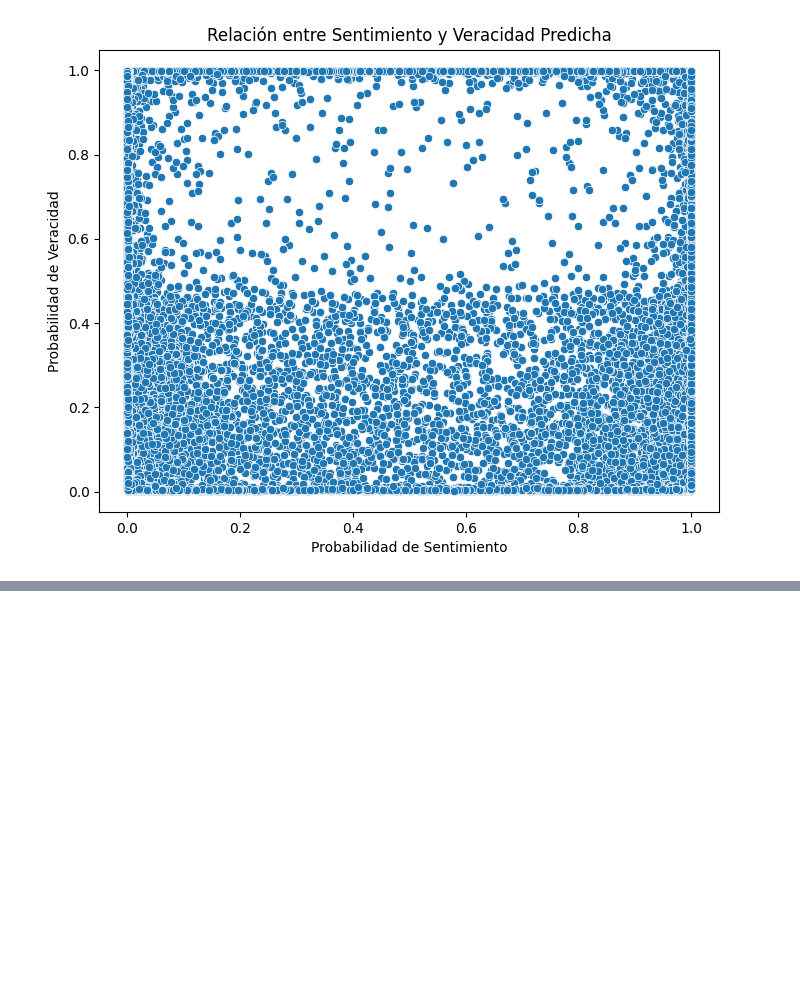
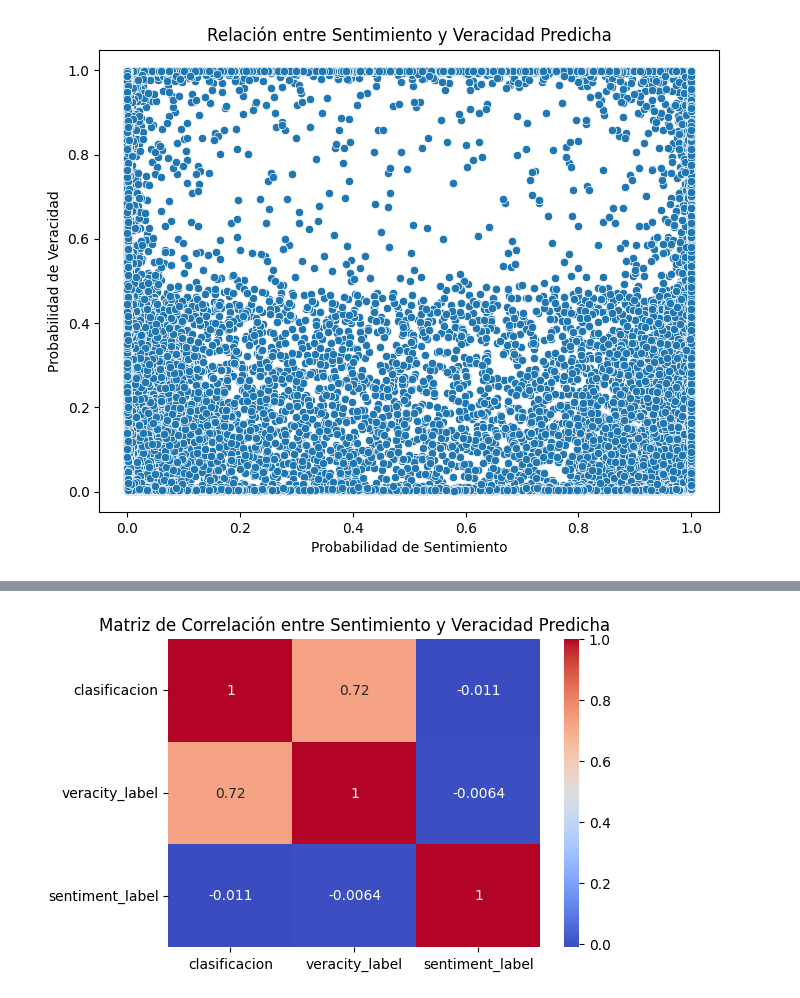
Before and after one commit to Verificado-Profesional/model-evaluation, a Jupyter notebook: relation_analysis.ipynb, the cells around one changed output, grey strips where cells are left out. Saved outputs shown, nothing was run; the diff lists cells and outputs as text; code cells hidden in the pictures; blank space fills up the shorter version.

```diff
--- a/relation_analysis.ipynb
+++ b/relation_analysis.ipynb
@@ -278,2 +287,10 @@ plt.show()
+# %%
+correlation_matrix = df[['clasificacion', 'veracity_label','sentiment_label']].corr()
+plt.figure(figsize=(6, 4))
+sns.heatmap(correlation_matrix, annot=True, cmap='coolwarm')
+plt.title('Matriz de Correlación entre Sentimiento y Veracidad Predicha')
+plt.show()
+# %% [output]
+[figure, added]
 # %%
 # Matriz de correlación entre Sentimiento y Veracidad Predicha
```
Also changed, not shown: parts of 16 cells of this notebook, 1 other file.
